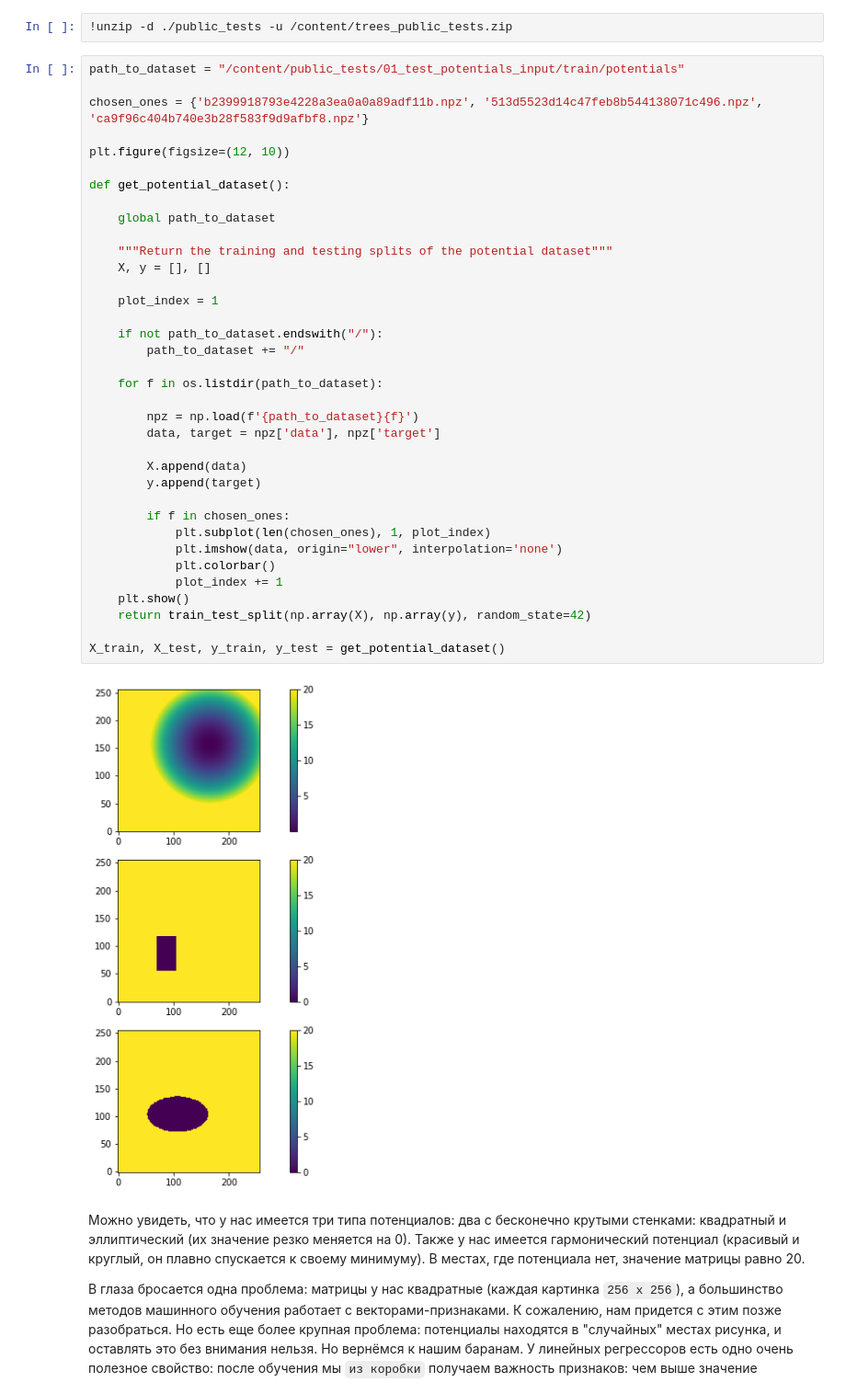
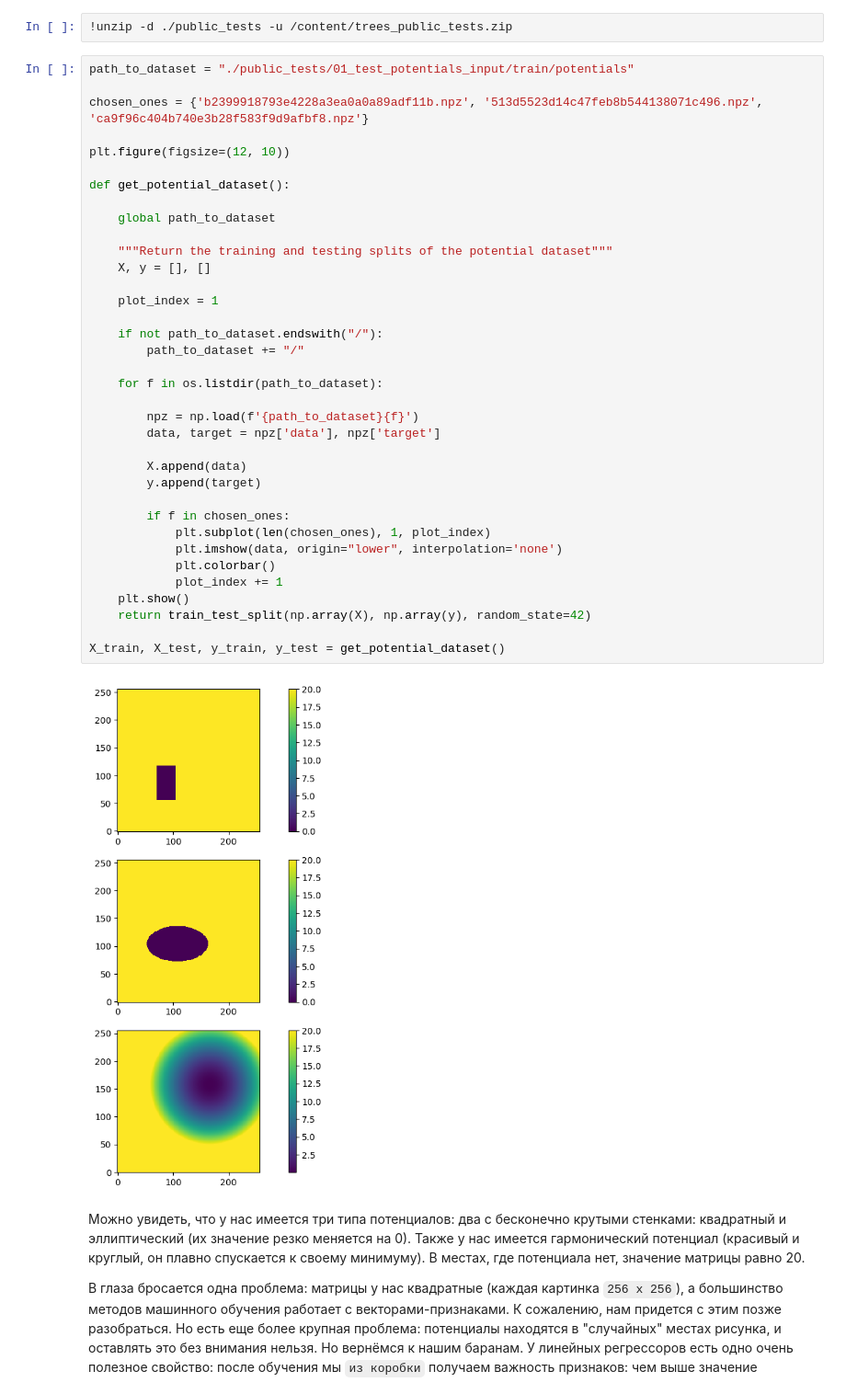
Before and after one commit to gerarte04/mlcmcmsu24, a Jupyter notebook: research/06_ensembles/[Research] Ensembles.ipynb, the cells around one changed output. Shown at 92% size. Drawn from its saved outputs; the diff is of its cells as text.

```diff
--- a/research/06_ensembles/[Research] Ensembles.ipynb
+++ b/research/06_ensembles/[Research] Ensembles.ipynb
@@ -382,7 +419,7 @@ classifier = BlendingClassifier([RandomForestClassifier(), RandomForestClassifie
 # %%
 !unzip -d ./public_tests -u /content/trees_public_tests.zip
 # %%
-path_to_dataset = "/content/public_tests/01_test_potentials_input/train/potentials"
+path_to_dataset = "./public_tests/01_test_potentials_input/train/potentials"
 
 chosen_ones = {'b2399918793e4228a3ea0a0a89adf11b.npz', '513d5523d14c47feb8b544138071c496.npz', 'ca9f96c404b740e3b28f583f9d9afbf8.npz'}
 
@@ -391,34 +428,34 @@ plt.figure(figsize=(12, 10))
 def get_potential_dataset():
 
     global path_to_dataset
 
     """Return the training and testing splits of the potential dataset"""
     X, y = [], []
 
     plot_index = 1
 
     if not path_to_dataset.endswith("/"):
         path_to_dataset += "/"
 
     for f in os.listdir(path_to_dataset):
 
         npz = np.load(f'{path_to_dataset}{f}')
         data, target = npz['data'], npz['target']
 
         X.append(data)
         y.append(target)
 
         if f in chosen_ones:
             plt.subplot(len(chosen_ones), 1, plot_index)
             plt.imshow(data, origin="lower", interpolation='none')
             plt.colorbar()
             plot_index += 1
     plt.show()
     return train_test_split(np.array(X), np.array(y), random_state=42)
 
 X_train, X_test, y_train, y_test = get_potential_dataset()
 # %% [output]
-[figure, old version]
+[figure, new version]
 # %% [markdown]
 Можно увидеть, что у нас имеется три типа потенциалов: два с бесконечно крутыми стенками: квадратный и эллиптический (их значение резко меняется на 0). Также у нас имеется гармонический потенциал (красивый и круглый, он плавно спускается к своему минимуму). В местах, где потенциала нет, значение матрицы равно 20.
 
```
Also changed, not shown: parts of 18 cells of this notebook, 1 other file.
